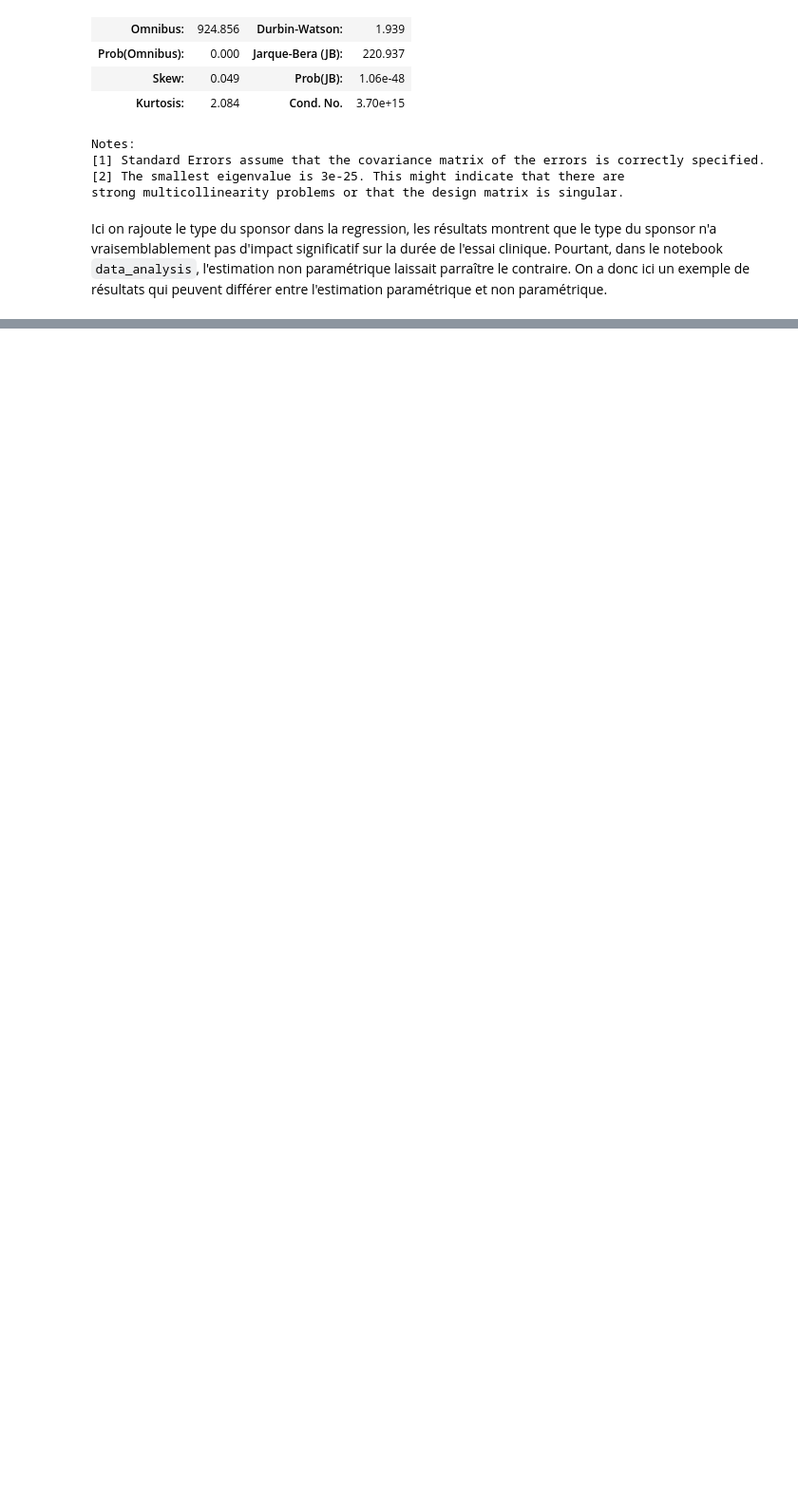
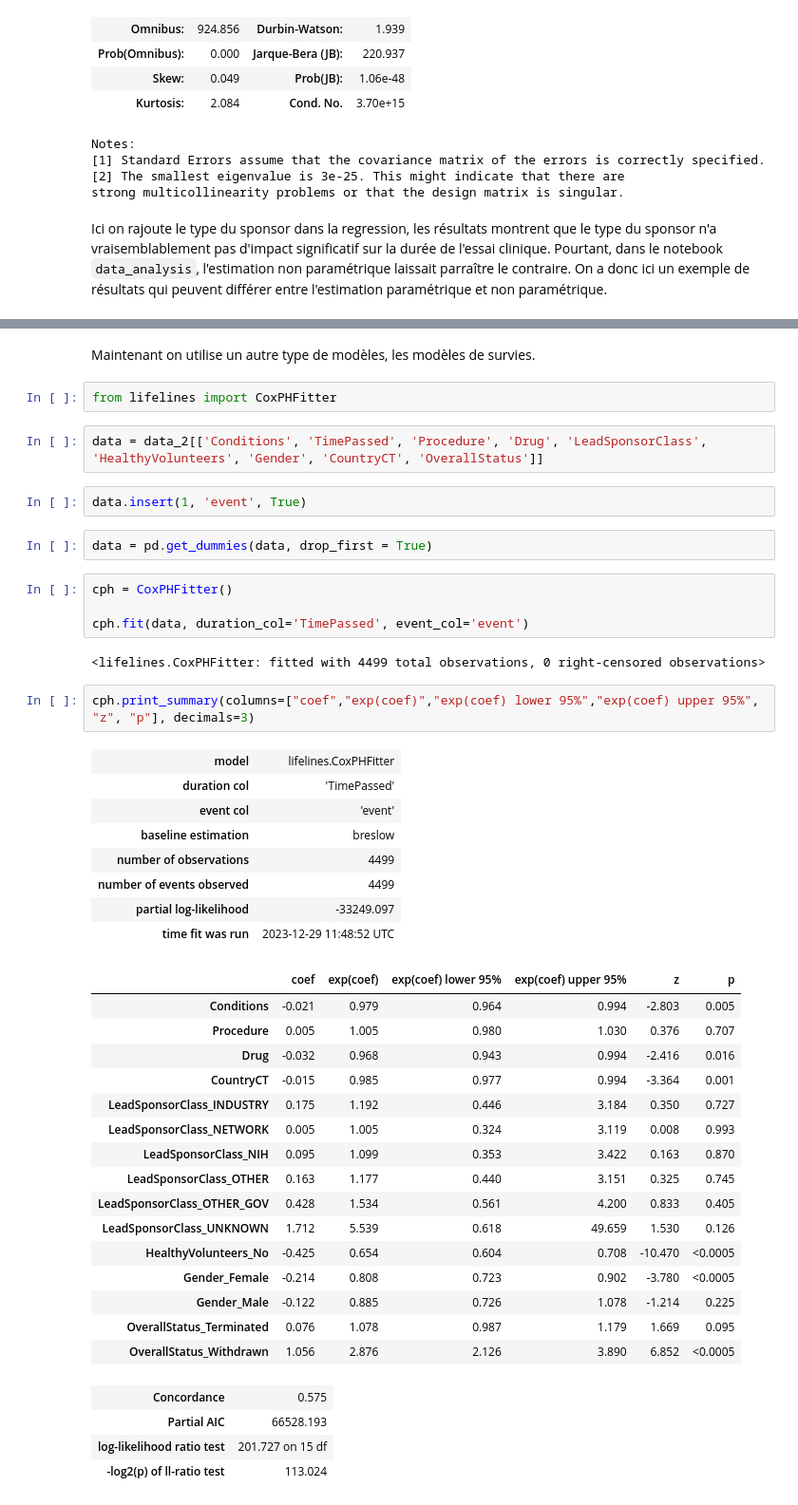
Before and after one commit to QMoayedpour/ProjetPython, a Jupyter notebook: Durée Essai clinique/Notebook_Regression.ipynb, the cells around one changed output, grey strips where cells are left out. Shown at 95% size. Cells and saved outputs as stored; diff of their text form; blank space fills up the shorter version.

```diff
--- a/Modelisation/Notebook_Regression.ipynb
+++ b/Durée Essai clinique/Notebook_Regression.ipynb
@@ -207,0 +255,47 @@ Ici on rajoute le type du sponsor dans la regression, les résultats montrent qu
+# %% [markdown]
+Maintenant on utilise un autre type de modèles, les modèles de survies.
+# %%
+from lifelines import CoxPHFitter
+# %%
+data = data_2[['Conditions', 'TimePassed', 'Procedure', 'Drug', 'LeadSponsorClass', 'HealthyVolunteers', 'Gender', 'CountryCT', 'OverallStatus']]
+# %%
+data.insert(1, 'event', True)
+# %%
+data = pd.get_dummies(data, drop_first = True)
+# %%
+cph = CoxPHFitter()
+
+cph.fit(data, duration_col='TimePassed', event_col='event')
+# %% [output]
+<lifelines.CoxPHFitter: fitted with 4499 total observations, 0 right-censored observations>
+# %%
+cph.print_summary(columns=["coef","exp(coef)","exp(coef) lower 95%","exp(coef) upper 95%", "z", "p"], decimals=3)
+# %% [output]
+| model | lifelines.CoxPHFitter |
+| duration col | 'TimePassed' |
+| event col | 'event' |
+| baseline estimation | breslow |
+| number of observations | 4499 |
+| number of events observed | 4499 |
+| partial log-likelihood | -33249.097 |
+| time fit was run | 2023-12-29 11:48:52 UTC |
+|  | coef | exp(coef) | exp(coef) lower 95% | exp(coef) upper 95% | z | p |
+| Conditions | -0.021 | 0.979 | 0.964 | 0.994 | -2.803 | 0.005 |
+| Procedure | 0.005 | 1.005 | 0.980 | 1.030 | 0.376 | 0.707 |
+| Drug | -0.032 | 0.968 | 0.943 | 0.994 | -2.416 | 0.016 |
+| CountryCT | -0.015 | 0.985 | 0.977 | 0.994 | -3.364 | 0.001 |
+| LeadSponsorClass_INDUSTRY | 0.175 | 1.192 | 0.446 | 3.184 | 0.350 | 0.727 |
+| LeadSponsorClass_NETWORK | 0.005 | 1.005 | 0.324 | 3.119 | 0.008 | 0.993 |
+| LeadSponsorClass_NIH | 0.095 | 1.099 | 0.353 | 3.422 | 0.163 | 0.870 |
+| LeadSponsorClass_OTHER | 0.163 | 1.177 | 0.440 | 3.151 | 0.325 | 0.745 |
+| LeadSponsorClass_OTHER_GOV | 0.428 | 1.534 | 0.561 | 4.200 | 0.833 | 0.405 |
+| LeadSponsorClass_UNKNOWN | 1.712 | 5.539 | 0.618 | 49.659 | 1.530 | 0.126 |
+| HealthyVolunteers_No | -0.425 | 0.654 | 0.604 | 0.708 | -10.470 | <0.0005 |
+| Gender_Female | -0.214 | 0.808 | 0.723 | 0.902 | -3.780 | <0.0005 |
+| Gender_Male | -0.122 | 0.885 | 0.726 | 1.078 | -1.214 | 0.225 |
+| OverallStatus_Terminated | 0.076 | 1.078 | 0.987 | 1.179 | 1.669 | 0.095 |
+| OverallStatus_Withdrawn | 1.056 | 2.876 | 2.126 | 3.890 | 6.852 | <0.0005 |
+| Concordance | 0.575 |
+| Partial AIC | 66528.193 |
+| log-likelihood ratio test | 201.727 on 15 df |
+| -log2(p) of ll-ratio test | 113.024 |
```
Also changed, not shown: parts of 10 cells of this notebook, 19 other files.
